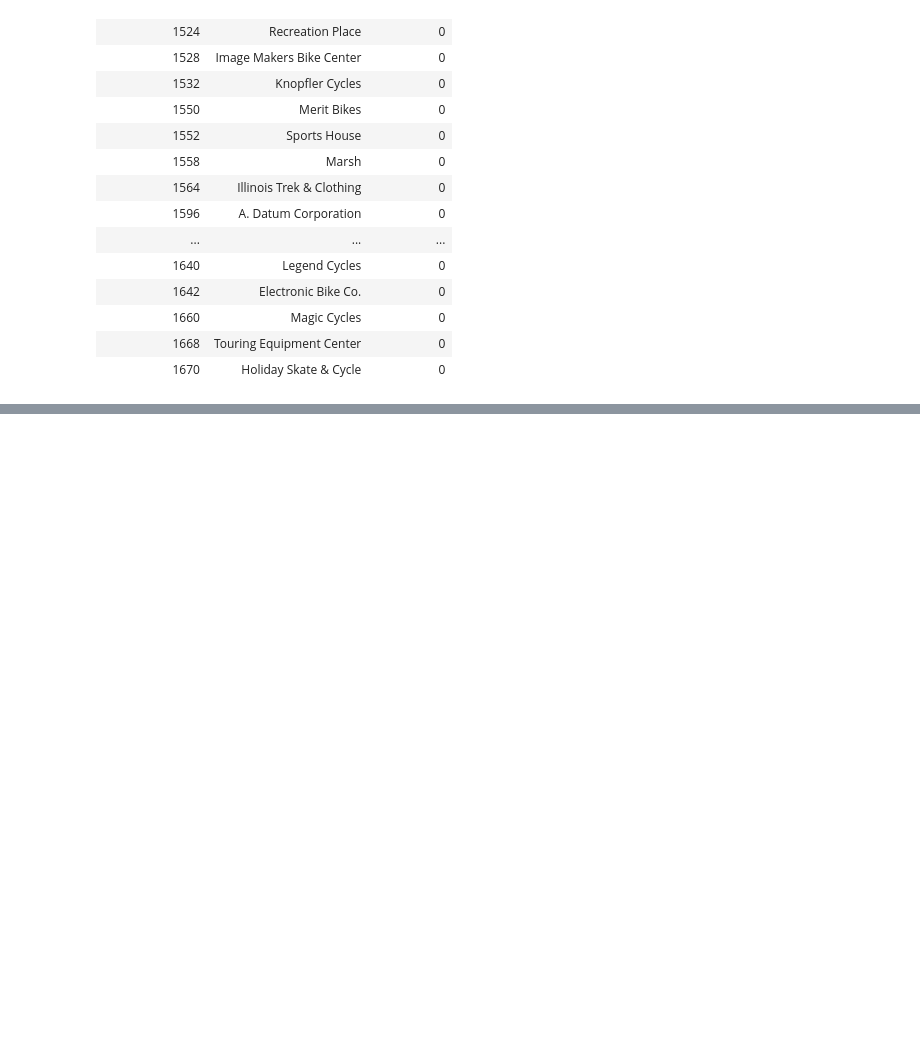
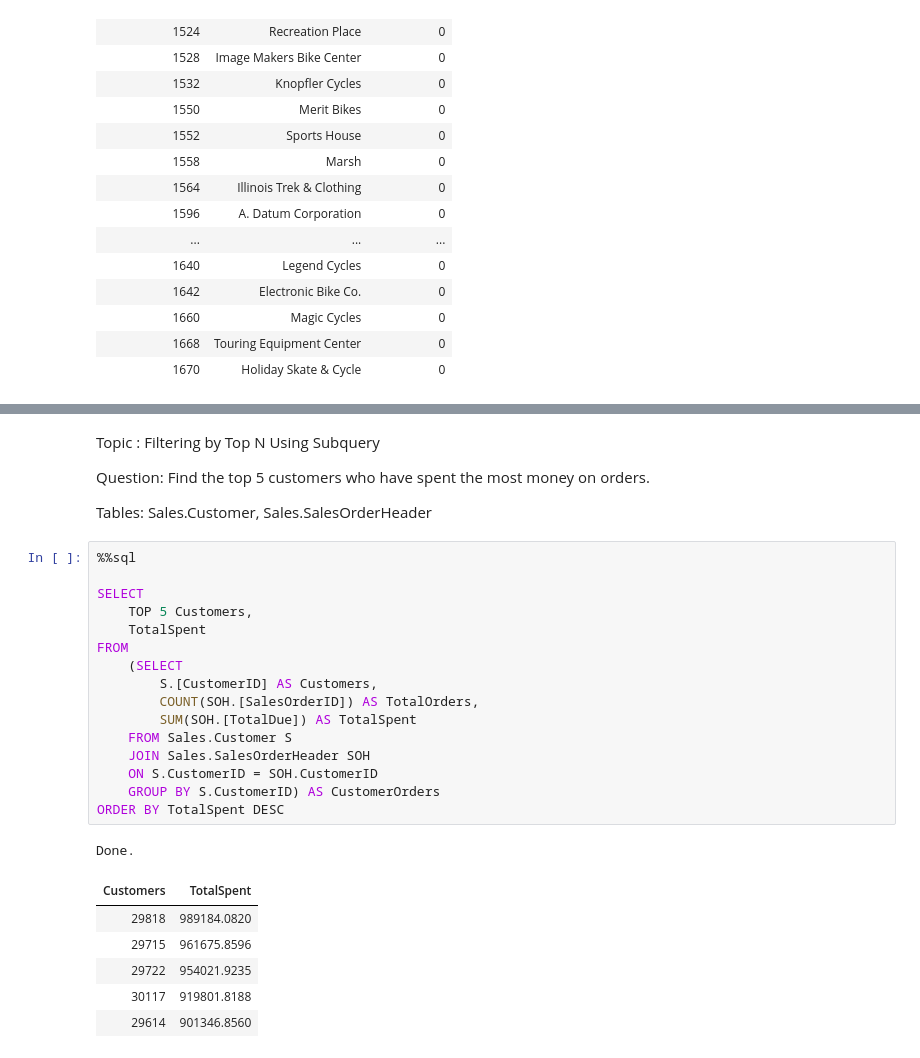
Before and after one commit to stephandoh/adventureworks2019-sql-tutorials, a Jupyter notebook: Subqueries.ipynb, the cells around one changed output, grey strips where cells are left out. Cells and saved outputs as stored; diff of their text form; blank space fills up the shorter version.

```diff
--- a/Subqueries.ipynb
+++ b/Subqueries.ipynb
@@ -307,0 +415,30 @@ Tables: Production.Product, Sales.SalesOrderDetail, Sales.SalesOrderHeader, Sale
+# %% [markdown]
+Topic : Filtering by Top N Using Subquery
+
+Question: Find the top 5 customers who have spent the most money on orders.
+
+Tables: Sales.Customer, Sales.SalesOrderHeader
+# %%
+%%sql
+
+SELECT
+	TOP 5 Customers,
+	TotalSpent
+FROM
+	(SELECT
+		S.[CustomerID] AS Customers,
+		COUNT(SOH.[SalesOrderID]) AS TotalOrders,
+		SUM(SOH.[TotalDue]) AS TotalSpent
+	FROM Sales.Customer S
+	JOIN Sales.SalesOrderHeader SOH
+	ON S.CustomerID = SOH.CustomerID
+	GROUP BY S.CustomerID) AS CustomerOrders
+ORDER BY TotalSpent DESC
+# %% [output]
+Done.
+| Customers | TotalSpent |
+| 29818 | 989184.0820 |
+| 29715 | 961675.8596 |
+| 29722 | 954021.9235 |
+| 30117 | 919801.8188 |
+| 29614 | 901346.8560 |
```
Also changed, not shown: parts of 12 cells of this notebook.
